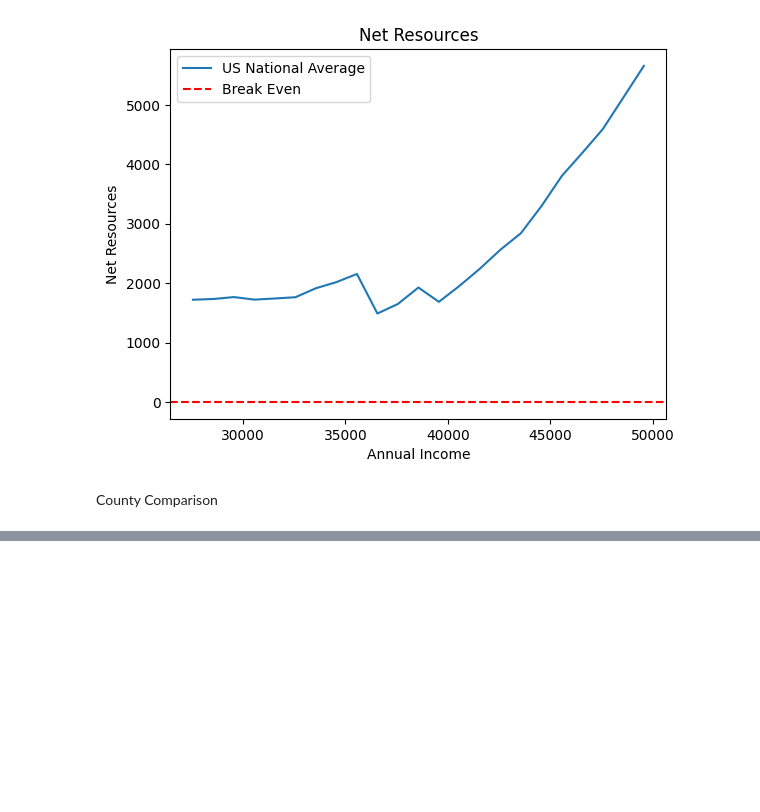
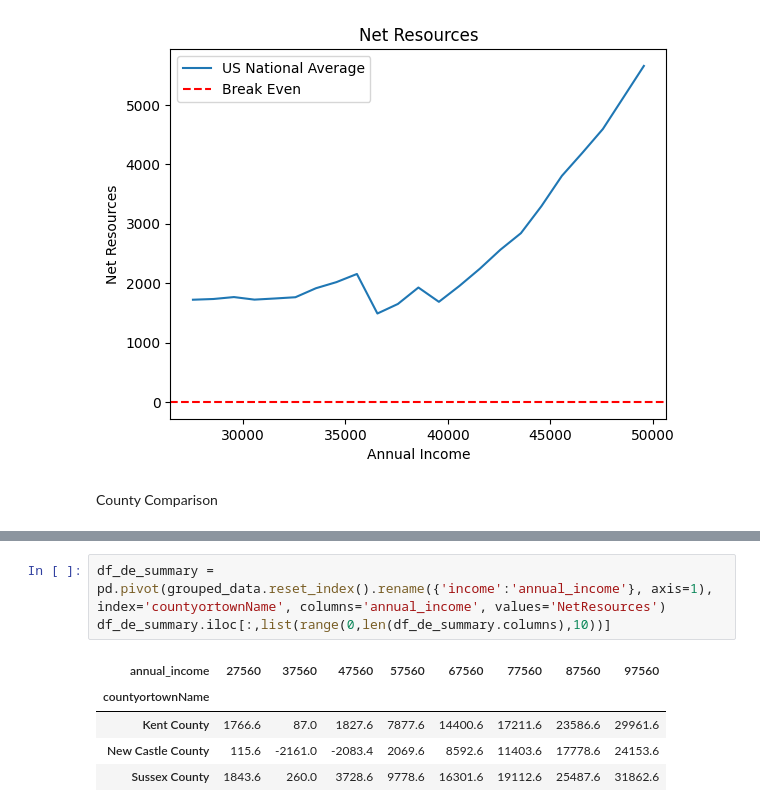
Before and after one commit to apsocarras/policy-rules-database, a Jupyter notebook: cliff-curve.ipynb, the cells around one changed output, grey strips where cells are left out. Saved outputs shown, nothing was run; the diff lists cells and outputs as text; blank space fills up the shorter version.

```diff
--- a/cliff-curve.ipynb
+++ b/cliff-curve.ipynb
@@ -289,0 +313,9 @@ Name: NetResources, Length: 73, dtype: float64
+# %%
+df_de_summary = pd.pivot(grouped_data.reset_index().rename({'income':'annual_income'}, axis=1), index='countyortownName', columns='annual_income', values='NetResources')
+df_de_summary.iloc[:,list(range(0,len(df_de_summary.columns),10))]
+# %% [output]
+| annual_income | 27560 | 37560 | 47560 | 57560 | 67560 | 77560 | 87560 | 97560 |
+| countyortownName |  |  |  |  |  |  |  |  |
+| Kent County | 1766.6 | 87.0 | 1827.6 | 7877.6 | 14400.6 | 17211.6 | 23586.6 | 29961.6 |
+| New Castle County | 115.6 | -2161.0 | -2083.4 | 2069.6 | 8592.6 | 11403.6 | 17778.6 | 24153.6 |
+| Sussex County | 1843.6 | 260.0 | 3728.6 | 9778.6 | 16301.6 | 19112.6 | 25487.6 | 31862.6 |
```
Also changed, not shown: parts of 4 cells of this notebook.
